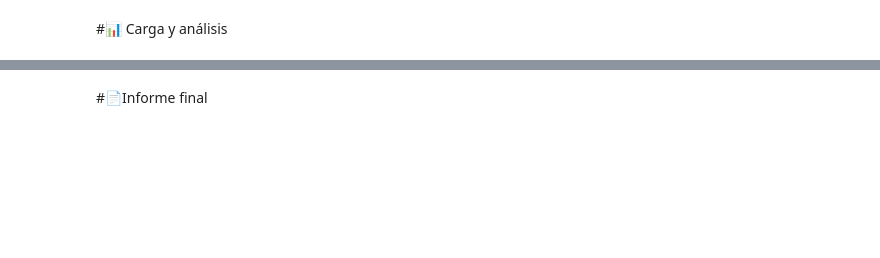
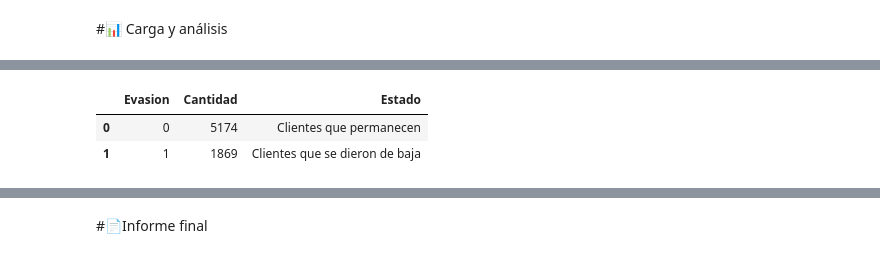
Before and after one commit to yaramirezte/TelecomX_LATAM, a Jupyter notebook: TelecomX_LATAM.ipynb, the cells around one changed output, grey strips where cells are left out. Saved outputs shown, nothing was run; the diff lists cells and outputs as text; code cells hidden in the pictures; blank space fills up the shorter version.

```diff
--- a/TelecomX_LATAM.ipynb
+++ b/TelecomX_LATAM.ipynb
@@ -538,0 +597,17 @@ Name: count, dtype: int64
+# %%
+import plotly.express as px
+
+# Contar clientes por estado de churn
+Evasion_counts = df['Evasion'].value_counts().reset_index()
+Evasion_counts.columns = ['Evasion', 'Cantidad']
+
+Evasion_counts['Estado'] = Evasion_counts['Evasion'].map({
+    0: 'Clientes que permanecen',
+    1: 'Clientes que se dieron de baja'
+})
+# %%
+Evasion_counts
+# %% [output]
+|  | Evasion | Cantidad | Estado |
+| 0 | 0 | 5174 | Clientes que permanecen |
+| 1 | 1 | 1869 | Clientes que se dieron de baja |
```
Also changed, not shown: parts of 37 cells of this notebook.
